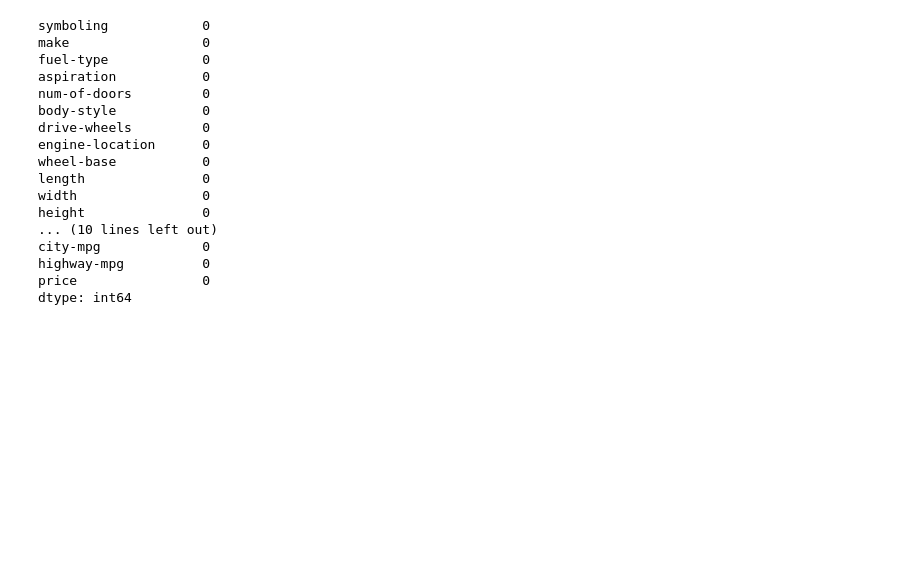
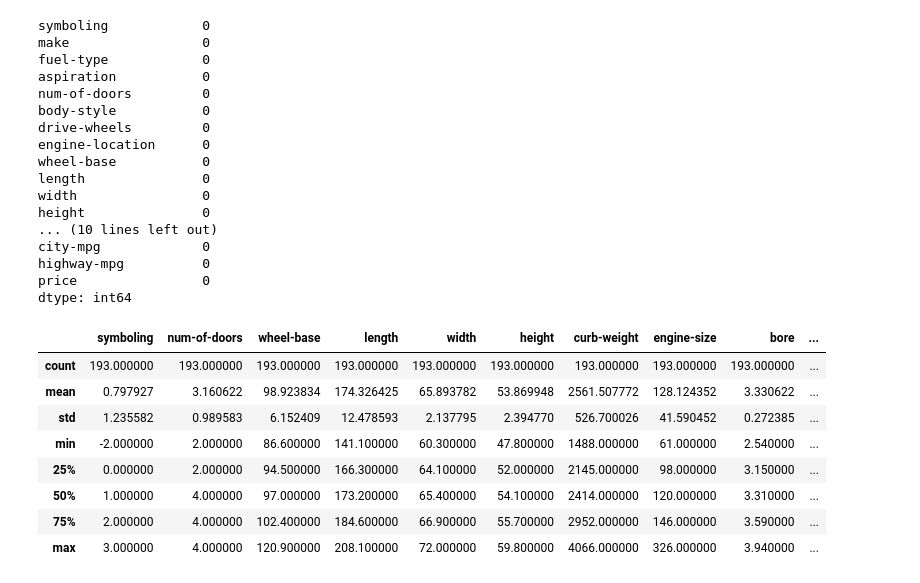
Before and after one commit to CarlosEM3/automobile-insurance-risk, a Jupyter notebook: notebooks/Auto Data Wrangling.ipynb, the cells around one changed output. Drawn from its saved outputs; the diff is of its cells as text; code cells hidden in the pictures; blank space fills up the shorter version.

```diff
--- a/notebooks/Auto Data Wrangling.ipynb
+++ b/notebooks/Auto Data Wrangling.ipynb
@@ -195,3 +195,8 @@ fwd    114
 rwd     71
 4wd      8
 Name: count, dtype: int64
+# %%
+#objauto = ['make', 'fuel.type', 'aspiration', 'body.style', 'drive.wheels', 'engine.location', 'engine.type',
+            #'num.of.cylinders', 'fuel.system']
+
+autodf_new[objauto] = autodf_new[objauto].astype('category')
@@ -249,4 +256,16 @@ city-mpg             0
 highway-mpg          0
 price                0
 dtype: int64
+# %%
+autodf_new.describe()
+# %% [output]
+|  | symboling | num-of-doors | wheel-base | length | width | height | curb-weight | engine-size | bore | ... |
+| count | 193.000000 | 193.000000 | 193.000000 | 193.000000 | 193.000000 | 193.000000 | 193.000000 | 193.000000 | 193.000000 | ... |
+| mean | 0.797927 | 3.160622 | 98.923834 | 174.326425 | 65.893782 | 53.869948 | 2561.507772 | 128.124352 | 3.330622 | ... |
+| std | 1.235582 | 0.989583 | 6.152409 | 12.478593 | 2.137795 | 2.394770 | 526.700026 | 41.590452 | 0.272385 | ... |
+| min | -2.000000 | 2.000000 | 86.600000 | 141.100000 | 60.300000 | 47.800000 | 1488.000000 | 61.000000 | 2.540000 | ... |
+| 25% | 0.000000 | 2.000000 | 94.500000 | 166.300000 | 64.100000 | 52.000000 | 2145.000000 | 98.000000 | 3.150000 | ... |
+| 50% | 1.000000 | 4.000000 | 97.000000 | 173.200000 | 65.400000 | 54.100000 | 2414.000000 | 120.000000 | 3.310000 | ... |
+| 75% | 2.000000 | 4.000000 | 102.400000 | 184.600000 | 66.900000 | 55.700000 | 2952.000000 | 146.000000 | 3.590000 | ... |
+| max | 3.000000 | 4.000000 | 120.900000 | 208.100000 | 72.000000 | 59.800000 | 4066.000000 | 326.000000 | 3.940000 | ... |
 # %%
```
Also changed, not shown: parts of 2 cells of this notebook, 2 other files.
